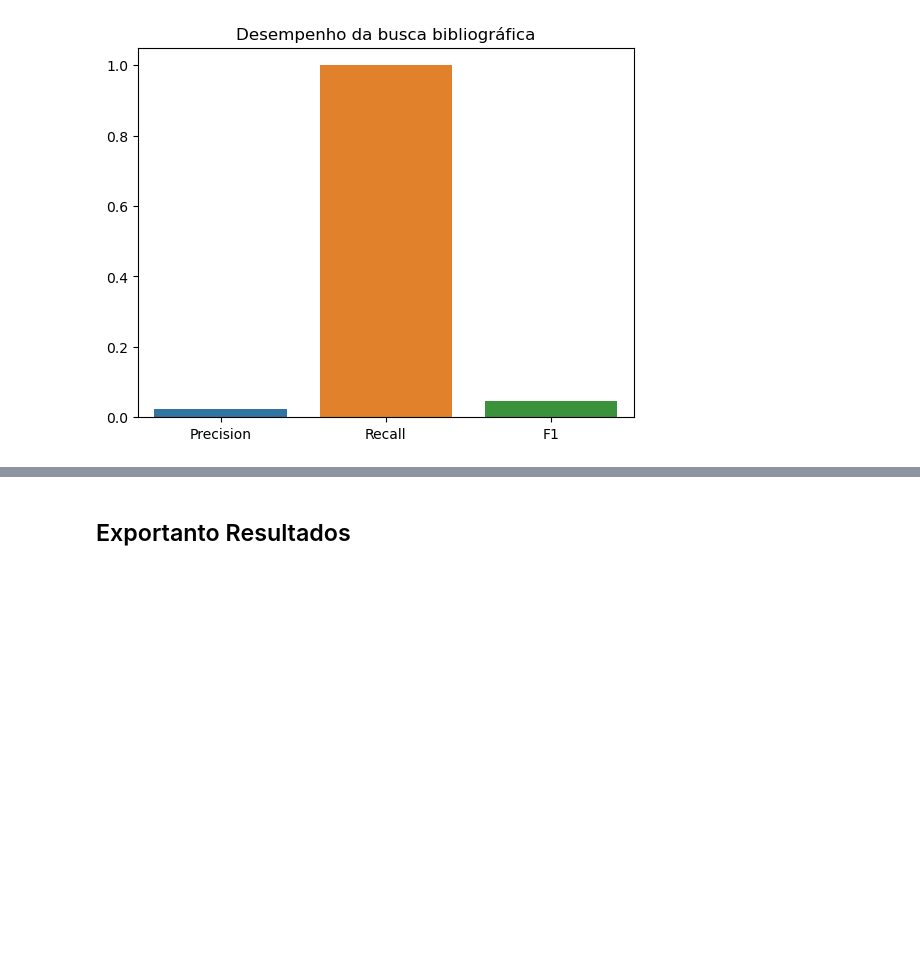
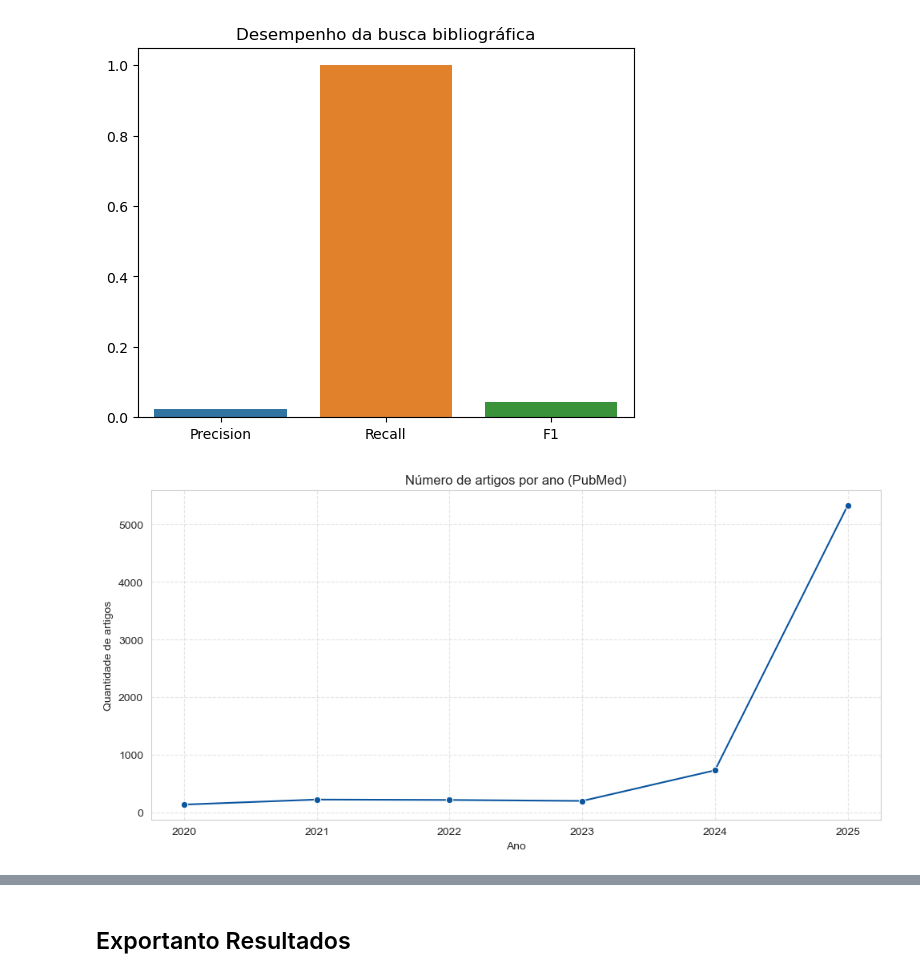
Before and after one commit to GabrielcordH/RSL_auto, a Jupyter notebook: RSL_automatizado.ipynb, the cells around one changed output, grey strips where cells are left out. Cells and saved outputs as stored; diff of their text form; code cells hidden in the pictures; blank space fills up the shorter version.

```diff
--- a/RSL_automatizado.ipynb
+++ b/RSL_automatizado.ipynb
@@ -186,3 +203,25 @@ dados_limpos = pd.DataFrame({
     "full_text_eligible": [random.random() > 0.7 for _ in range(len(resultados_detalhados))],
     "included": [random.random() > 0.85 for _ in range(len(resultados_detalhados))],
 })
+# %%
+plt.figure(figsize=(10, 5))
+
+artigos_por_ano = (
+    resultados_detalhados["year"]
+    .dropna()
+    .astype(int)
+    .value_counts()
+    .sort_index()
+)
+
+artigos_por_ano = artigos_por_ano[artigos_por_ano.index != 2026]
+
+sns.lineplot(x=artigos_por_ano.index, y=artigos_por_ano.values, marker="o")
+plt.title("Número de artigos por ano (PubMed)")
+plt.xlabel("Ano")
+plt.ylabel("Quantidade de artigos")
+plt.grid(True, linestyle="--", alpha=0.5)
+plt.tight_layout()
+plt.show()
+# %% [output]
+[figure, added]
```
Also changed, not shown: parts of 7 cells of this notebook.
